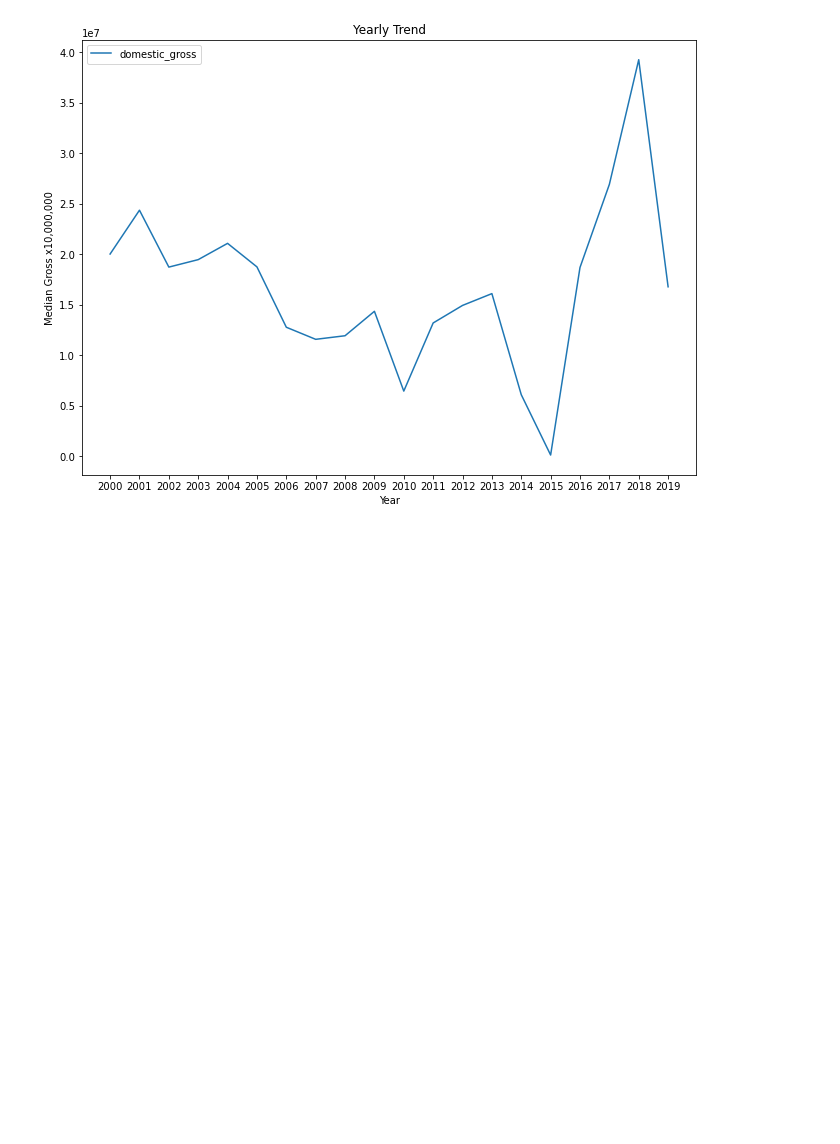
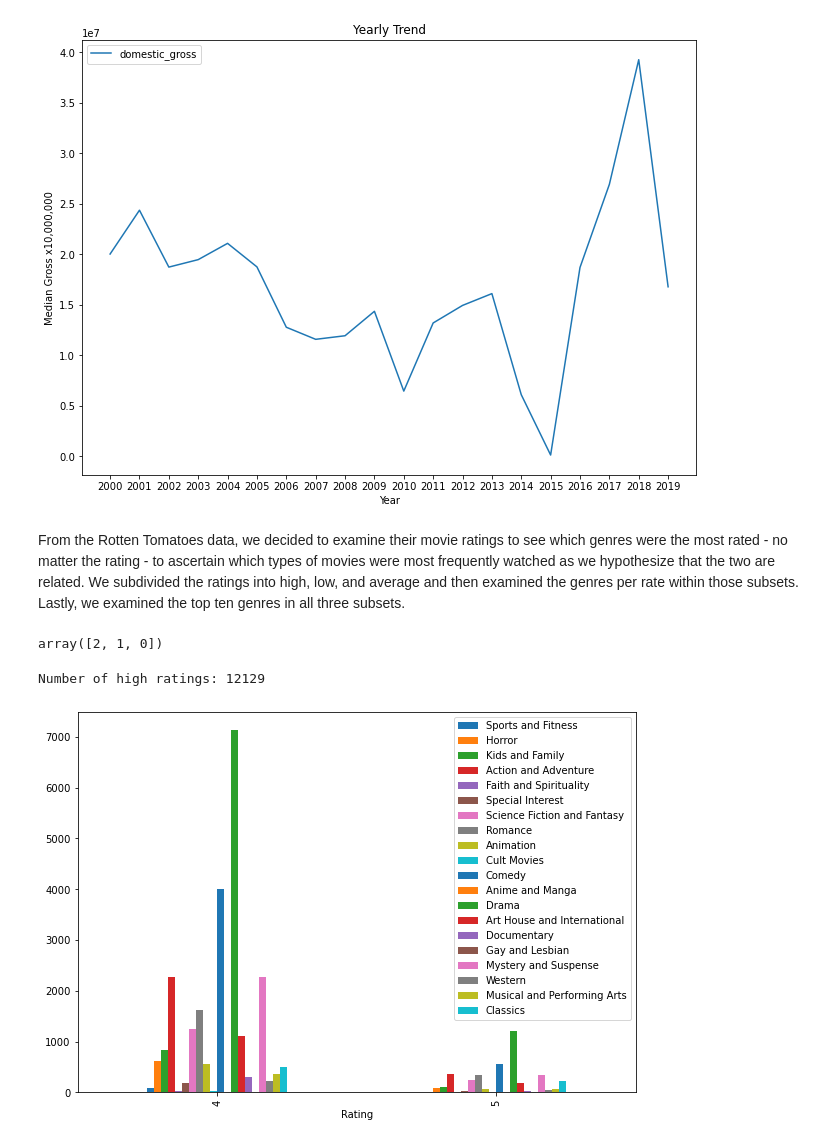
Before and after one commit to klsalcedo/microsoft_movie_analysis, a Jupyter notebook: microsoft_movie_analysis.ipynb, the cells around one changed output. Saved outputs shown, nothing was run; the diff lists cells and outputs as text; code cells hidden in the pictures; blank space fills up the shorter version.

Commit message:
Update cleaned JN with genre visuals

```diff
--- a/microsoft_movie_analysis.ipynb
+++ b/microsoft_movie_analysis.ipynb
@@ -300,9 +264,3 @@ filled_genres.head(3)
 | 1 | 3 | Cronenberg is not a director to b... | 2/5 | rotten | April 21, 2013 | 2.0 | New York City, not-too-distant-fu... | Drama|Science Fiction and Fantasy | David Cronenberg | David Cronenberg|Don DeLillo | ... |
 | 2 | 3 | Robert Pattinson works mighty har... | 2/4 | rotten | January 15, 2013 | 2.0 | New York City, not-too-distant-fu... | Drama|Science Fiction and Fantasy | David Cronenberg | David Cronenberg|Don DeLillo | ... |
 3 rows × 35 columns
-# %%
-#df with just cleaned_rating and individual genres for visuals
-filled_genres.drop(labels=['review','synopsis','director','writer', 'date','id',
-                           'rating_x', 'fresh', 'genre', 'theater_date', 'currency',
-                           'box_office', 'runtime'], axis=1, inplace=True)
-filled_genres.head()
@@ -317,3 +267,20 @@ filled_genres.head()
+# %%
+#function to round rates
+def rate_round(rate):
+    return round(rate)
+
+#drop superfluous columns, rename cleaned_rating to Rating, and round ratings, shape(34388,22)
+
+filled_genres.drop(labels = ['id', 'review', 'rating_x', 'fresh', 'synopsis', 'genre', 'runtime', 'director',
+                             'synopsis', 'writer', 'date', 'theater_date','currency', 'box_office'], axis=1,
+                   inplace=True)
+filled_genres.rename(columns = {'cleaned_rating':'Rating'}, inplace=True)
+filled_genres.Rating = filled_genres.Rating.apply(rate_round)
+# %%
+#dropped rows with television rating and then television column as only want movies, dropped 817 rows, shape(33571,21)
+no_tv = filled_genres.drop(filled_genres[filled_genres['Television'] == True].index)
+no_tv.dropna(subset=['Rating'], inplace=True)
+no_tv.drop(labels='Television', axis=1, inplace=True)
 # %% [markdown]
 ## Analysis
 # %% [markdown]
@@ -381,3 +348,26 @@ plt.xlabel('Year')
 plt.xticks(ticks = x_ticks);
 # %% [output]
 [figure]
+# %% [markdown]
+From the Rotten Tomatoes data, we decided to examine their movie ratings to see which genres were the most rated - no matter the rating - to ascertain which types of movies were most frequently watched as we hypothesize that the two are related. We subdivided the ratings into high, low, and average and then examined the genres per rate within those subsets. Lastly, we examined the top ten genres in all three subsets.
+# %%
+#df with highest ratings (4-5)
+high_rate = no_tv.drop(no_tv[no_tv['Rating'] < 4.0].index)
+
+#df with mid (3) ratings
+mid_rate = no_tv.drop(no_tv[no_tv['Rating'] < 3.0].index)
+mid_rate.drop(mid_rate[mid_rate['Rating'] >= 4.0].index, inplace=True)
+
+#df with low ratings (0-2)
+low_rate = no_tv.drop(no_tv[no_tv['Rating'] >= 3].index)
+# %% [output]
+array([2, 1, 0])
+# %%
+#plot highest ratings (4 & 5) of all genres, 11855 ratings
+high_sum = high_rate.groupby(['Rating']).sum()
+high_sum
+print('Number of high ratings:', len(high_rate))
+high_sum.plot.bar(figsize=(10,7));
+# %% [output]
+Number of high ratings: 12129
+[figure, added]
```
Also changed, not shown: parts of 30 cells of this notebook.
